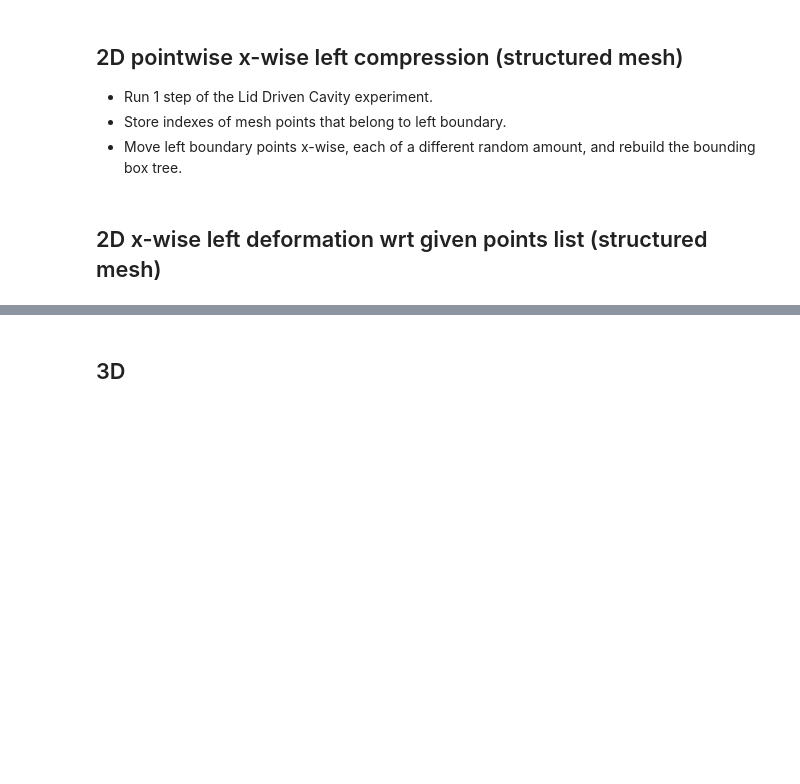
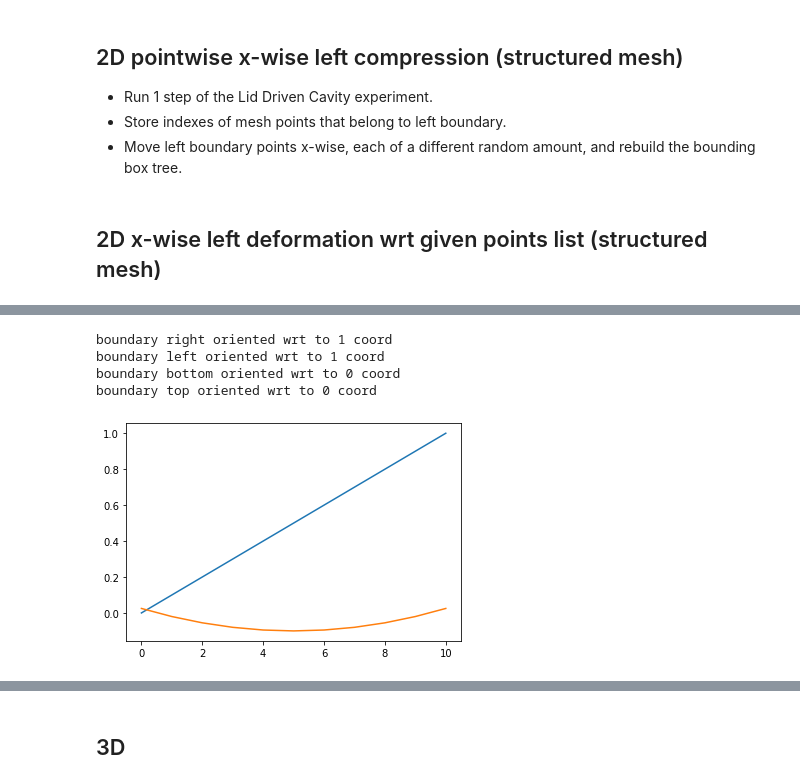
Before and after one commit to TheCrowned/FEFFII, a Jupyter notebook: experiments/ALE experiments.ipynb, the cells around one changed output, grey strips where cells are left out. Saved outputs shown, nothing was run; the diff lists cells and outputs as text; code cells hidden in the pictures; blank space fills up the shorter version.

```diff
--- a/experiments/ALE experiments.ipynb
+++ b/experiments/ALE experiments.ipynb
@@ -331,0 +422,62 @@ old point [0.02 1.  ] becomes (0.024999999999999994, 1.0)
+# %%
+feffi.parameters.define_parameters({
+    'config_file' : 'feffi/config/lid-driven-cavity.yml',
+})
+gif_filenames = []
+
+# MESH INIT (unstructured)
+points = [Point(0,0), Point(1,0), Point(1,1), Point(0,1)] # square
+#points = [Point(0,0), Point(10,0), Point(10,1), Point(0,1)] # long domain
+domain = Polygon(points)
+mesh = generate_mesh(domain, 10, 'cgal')
+#feffi.plot.plot_single(mesh, display=True, title="Starting mesh")
+
+plot(mesh, title='Starting (ocean) mesh')
+filename = 'mesh-1.png'
+plt.savefig(filename, dpi=300)
+plt.close()
+for i in range(5):
+    gif_filenames.append(filename)
+
+# FEFFI INIT
+f_spaces = feffi.functions.define_function_spaces(mesh)
+f = feffi.functions.define_functions(f_spaces)
+domain = feffi.boundaries.Domain(mesh, f_spaces)
+simul = feffi.simulation.Simulation(f, domain.BCs)
+
+# New "goal" left profile
+# NOTE: goal profile is supposed to be COARSER than current profile
+step_size = 0.1
+goal_profile = [(x, 0.5*(x-0.5)**2-0.1)
+                    for x in np.arange(min(mesh.coordinates()[:,0]),
+                                       max(mesh.coordinates()[:,0])+step_size,
+                                       step_size)]
+plt.plot(goal_profile)
+plt.show()
+total_steps = 5
+for i in range(total_steps):
+    simul.timestep()
+
+    def_coeff = (i+1)/total_steps
+    goal_profile_now = [(x, def_coeff*y)
+                    for (x, y) in goal_profile]
+
+    domain.deform_boundary('bottom', goal_profile_now)
+
+    plot(mesh, title='{} (ocean) mesh'.format(i))
+    filename = 'mesh{}.png'.format(i)
+    plt.savefig(filename, dpi=300)
+    plt.close()
+    for i in range(3):
+        gif_filenames.append(filename)
+
+# build gif
+with imageio.get_writer('mygif.gif', mode='I') as writer:
+    for filename in gif_filenames:
+        image = imageio.imread(filename)
+        writer.append_data(image)
+
+# Remove files
+#for filename in set(gif_filenames):
+#    os.remove(filename)
+# %% [output]
@@ -331,0 +497,5 @@ old point [0.02 1.  ] becomes (0.024999999999999994, 1.0)
+boundary right oriented wrt to 1 coord
+boundary left oriented wrt to 1 coord
+boundary bottom oriented wrt to 0 coord
+boundary top oriented wrt to 0 coord
+[figure, added]
```
Also changed, not shown: parts of 4 cells of this notebook, 1 other file.
